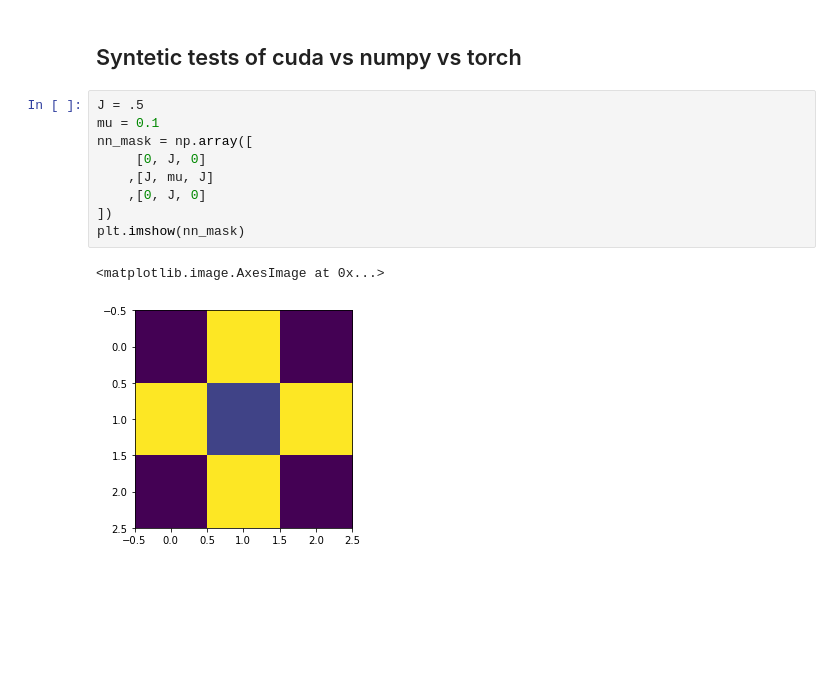
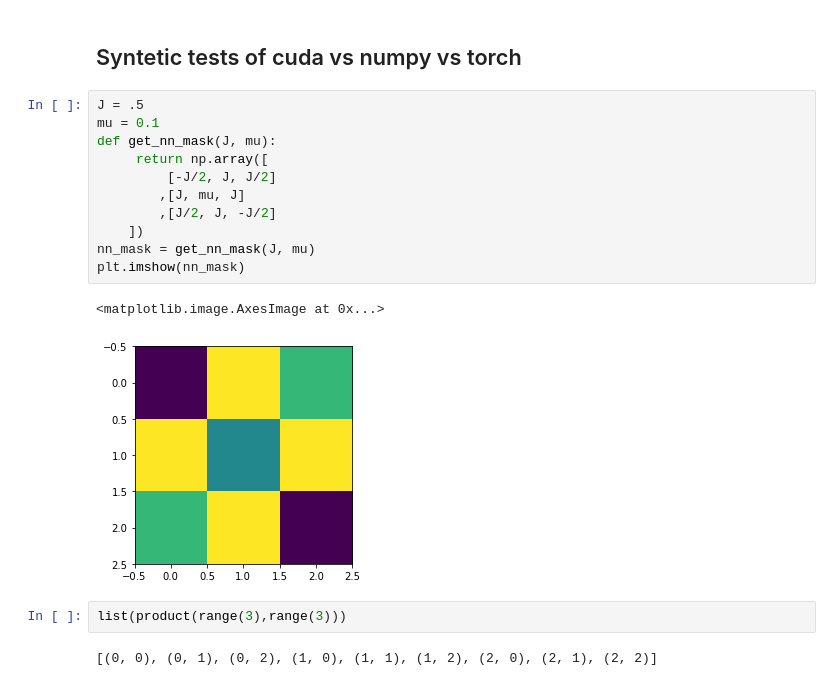
Before and after one commit to danlkv/ising_model, a Jupyter notebook: syntesis/Parallel map.ipynb, the cells around one changed output. Cells and saved outputs as stored; diff of their text form; blank space fills up the shorter version.

```diff
--- a/syntesis/Parallel map.ipynb
+++ b/syntesis/Parallel map.ipynb
@@ -27,14 +26,20 @@ CUDA ok!
 # %%
 J = .5
 mu = 0.1
-nn_mask = np.array([
-     [0, J, 0]
-    ,[J, mu, J]
-    ,[0, J, 0]
-])
+def get_nn_mask(J, mu):
+     return np.array([
+         [-J/2, J, J/2]
+        ,[J, mu, J]
+        ,[J/2, J, -J/2]
+    ])
+nn_mask = get_nn_mask(J, mu)
 plt.imshow(nn_mask)
 # %% [output]
 <matplotlib.image.AxesImage at 0x...>
-[figure, old version]
+[figure, new version]
+# %%
+list(product(range(3),range(3)))
+# %% [output]
+[(0, 0), (0, 1), (0, 2), (1, 0), (1, 1), (1, 2), (2, 0), (2, 1), (2, 2)]
 # %%
 def get_conv_torch(mask):
```
Also changed, not shown: parts of 17 cells of this notebook, 1 other file.
